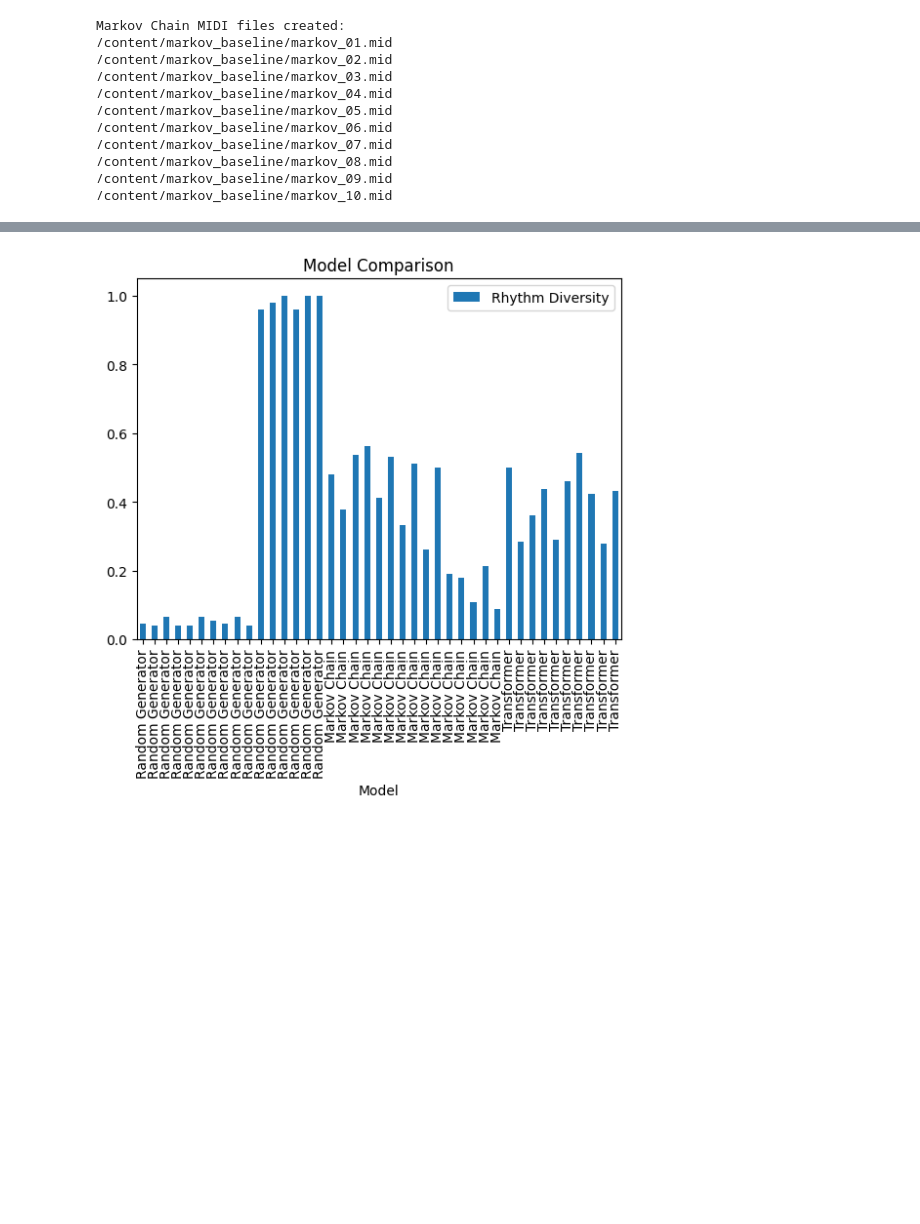
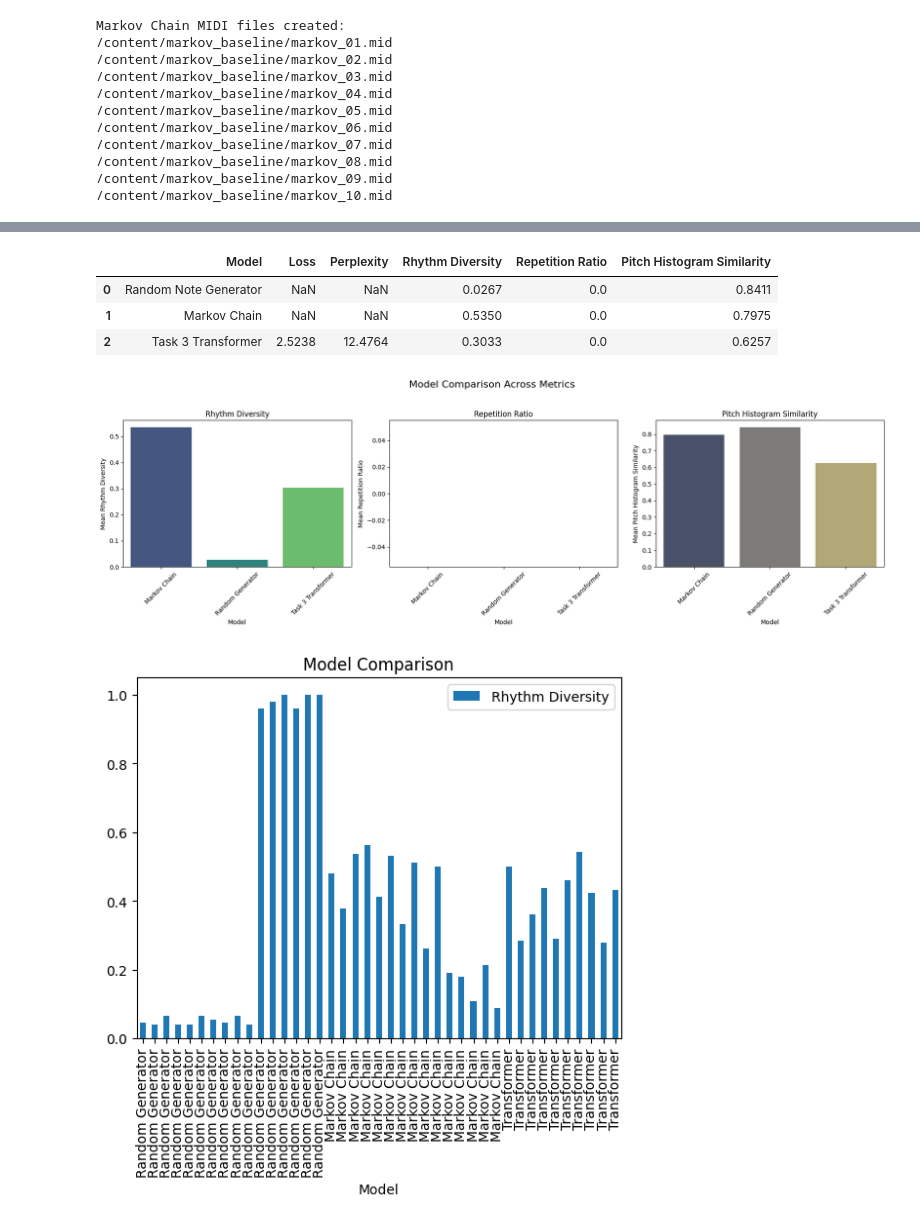
Before and after one commit to sajid-sarker/unsupervised-music-generation, a Jupyter notebook: notebooks/Task3_4.ipynb, the cells around one changed output, grey strips where cells are left out. Saved outputs shown, nothing was run; the diff lists cells and outputs as text; code cells hidden in the pictures; blank space fills up the shorter version.

Commit message:
chore: add updated Task3_4 notebook and report pdf.

```diff
--- a/notebooks/Task3_4.ipynb
+++ b/notebooks/Task3_4.ipynb
@@ -1125,3 +1087,83 @@ task3_results.to_csv("/content/task3_classical_artifacts/task3_comparison_table.
+# %%
+import glob
+
+# Get metrics from summary_df for each model
+random_diversity = summary_df[summary_df['Model'] == 'Random Generator']['Rhythm Diversity'].iloc[0]
+random_repetition = summary_df[summary_df['Model'] == 'Random Generator']['Repetition Ratio'].iloc[0]
+random_pitch_sim = summary_df[summary_df['Model'] == 'Random Generator']['Pitch Histogram Similarity'].iloc[0]
+
+markov_diversity = summary_df[summary_df['Model'] == 'Markov Chain']['Rhythm Diversity'].iloc[0]
+markov_repetition = summary_df[summary_df['Model'] == 'Markov Chain']['Repetition Ratio'].iloc[0]
+markov_pitch_sim = summary_df[summary_df['Model'] == 'Markov Chain']['Pitch Histogram Similarity'].iloc[0]
+
+transformer_diversity = summary_df[summary_df['Model'] == 'Task 3 Transformer']['Rhythm Diversity'].iloc[0]
+transformer_repetition = summary_df[summary_df['Model'] == 'Task 3 Transformer']['Repetition Ratio'].iloc[0]
+transformer_pitch_sim = summary_df[summary_df['Model'] == 'Task 3 Transformer']['Pitch Histogram Similarity'].iloc[0]
+
+task3_results = pd.DataFrame([
+    {
+        "Model": "Random Note Generator",
+        "Loss": None,
+        "Perplexity": None,
+        "Rhythm Diversity": random_diversity,
+        "Repetition Ratio": random_repetition,
+        "Pitch Histogram Similarity": random_pitch_sim
+    },
+    {
+        "Model": "Markov Chain",
+        "Loss": None,
+        "Perplexity": None,
+        "Rhythm Diversity": markov_diversity,
+        "Repetition Ratio": markov_repetition,
+        "Pitch Histogram Similarity": markov_pitch_sim
+    },
+    {
+        "Model": "Task 3 Transformer",
+        "Loss": round(test_loss, 4),
+        "Perplexity": round(test_ppl, 4),
+        "Rhythm Diversity": transformer_diversity,
+        "Repetition Ratio": transformer_repetition,
+        "Pitch Histogram Similarity": transformer_pitch_sim
+    }
+])
+
+display(task3_results)
+task3_results.to_csv("/content/task3_classical_artifacts/task3_comparison_table.csv", index=False)
+# %% [output]
+|  | Model | Loss | Perplexity | Rhythm Diversity | Repetition Ratio | Pitch Histogram Similarity |
+| 0 | Random Note Generator | NaN | NaN | 0.0267 | 0.0 | 0.8411 |
+| 1 | Markov Chain | NaN | NaN | 0.5350 | 0.0 | 0.7975 |
+| 2 | Task 3 Transformer | 2.5238 | 12.4764 | 0.3033 | 0.0 | 0.6257 |
+# %%
+import matplotlib.pyplot as plt
+import seaborn as sns
+
+# Create a figure with subplots for each metric
+fig, axes = plt.subplots(1, 3, figsize=(18, 6), sharey=False)
+fig.suptitle('Model Comparison Across Metrics', fontsize=16)
+
+# Plot Rhythm Diversity
+sns.barplot(x='Model', y='Rhythm Diversity', data=summary_df, ax=axes[0], palette='viridis', hue='Model', legend=False)
+axes[0].set_title('Rhythm Diversity')
+axes[0].set_ylabel('Mean Rhythm Diversity')
+axes[0].tick_params(axis='x', rotation=45)
+
+# Plot Repetition Ratio
+sns.barplot(x='Model', y='Repetition Ratio', data=summary_df, ax=axes[1], palette='magma', hue='Model', legend=False)
+axes[1].set_title('Repetition Ratio')
+axes[1].set_ylabel('Mean Repetition Ratio')
+axes[1].tick_params(axis='x', rotation=45)
+
+# Plot Pitch Histogram Similarity
+sns.barplot(x='Model', y='Pitch Histogram Similarity', data=summary_df, ax=axes[2], palette='cividis', hue='Model', legend=False)
+axes[2].set_title('Pitch Histogram Similarity')
+axes[2].set_ylabel('Mean Pitch Histogram Similarity')
+axes[2].tick_params(axis='x', rotation=45)
+
+plt.tight_layout(rect=[0, 0.03, 1, 0.95])
+plt.show()
+# %% [output]
+[figure, added]
 # %%
 # rhythm diversity function
 
```
Also changed, not shown: parts of 7 cells of this notebook, 2 other files.
